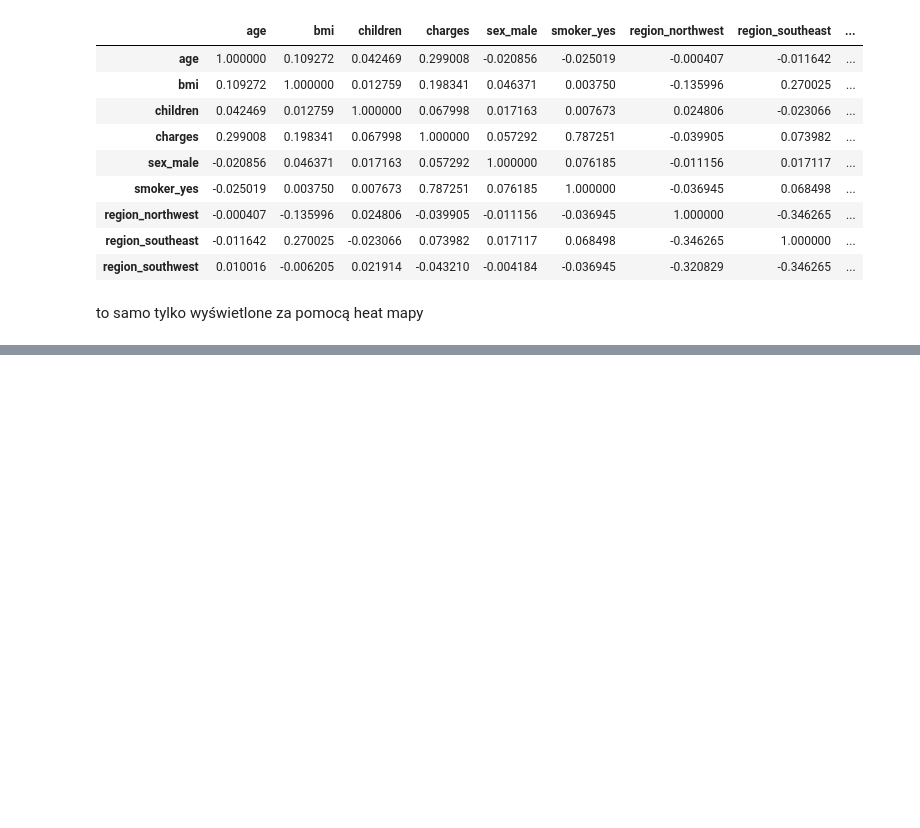
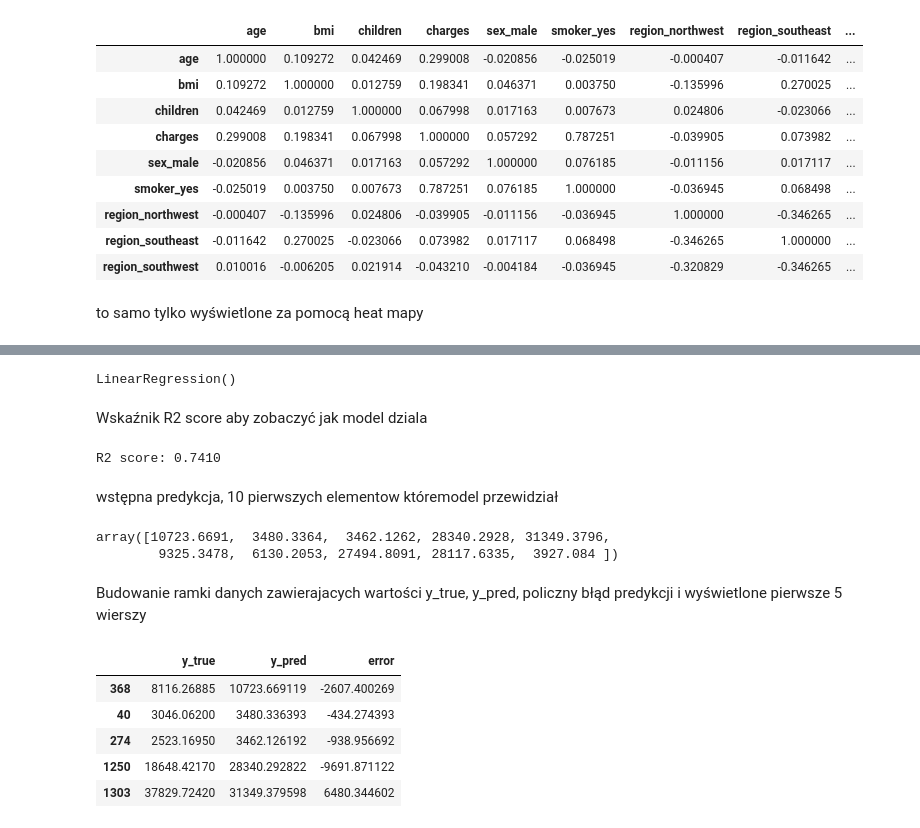
Before and after one commit to BuczynskiRafal/ML, a Jupyter notebook: supervised/02_regression/04_backward_elimination.ipynb, the cells around one changed output, grey strips where cells are left out. Saved outputs shown, nothing was run; the diff lists cells and outputs as text; code cells hidden in the pictures; blank space fills up the shorter version.

```diff
--- a/supervised/02_regression/04_backward_elimination.ipynb
+++ b/supervised/02_regression/04_backward_elimination.ipynb
@@ -265,0 +327,35 @@ Deprecated in NumPy 1.20; for more details and guidance: https://numpy.org/devdo
+# %%
+from sklearn.linear_model import LinearRegression
+
+regressor = LinearRegression()
+regressor.fit(x_train, y_train)
+# %% [output]
+LinearRegression()
+# %% [markdown]
+Wskaźnik R2 score aby zobaczyć jak model dziala
+# %%
+print(f'R2 score: {regressor.score(x_test, y_test):.4f}')
+# %% [output]
+R2 score: 0.7410
+# %% [markdown]
+wstępna predykcja, 10 pierwszych elementow któremodel przewidział
+# %%
+y_pred = regressor.predict(x_test)
+y_pred[:10]
+# %% [output]
+array([10723.6691,  3480.3364,  3462.1262, 28340.2928, 31349.3796,
+        9325.3478,  6130.2053, 27494.8091, 28117.6335,  3927.084 ])
+# %% [markdown]
+Budowanie ramki danych zawierajacych wartości y_true, y_pred, policzny błąd predykcji i wyświetlone pierwsze 5 wierszy
+# %%
+y_true = y_test.copy()
+predictions = pd.DataFrame(data={'y_true': y_true, 'y_pred': y_pred})
+predictions['error'] = predictions['y_true'] - predictions['y_pred']
+predictions.head()
+# %% [output]
+|  | y_true | y_pred | error |
+| 368 | 8116.26885 | 10723.669119 | -2607.400269 |
+| 40 | 3046.06200 | 3480.336393 | -434.274393 |
+| 274 | 2523.16950 | 3462.126192 | -938.956692 |
+| 1250 | 18648.42170 | 28340.292822 | -9691.871122 |
+| 1303 | 37829.72420 | 31349.379598 | 6480.344602 |
```
Also changed, not shown: parts of 23 cells of this notebook.
